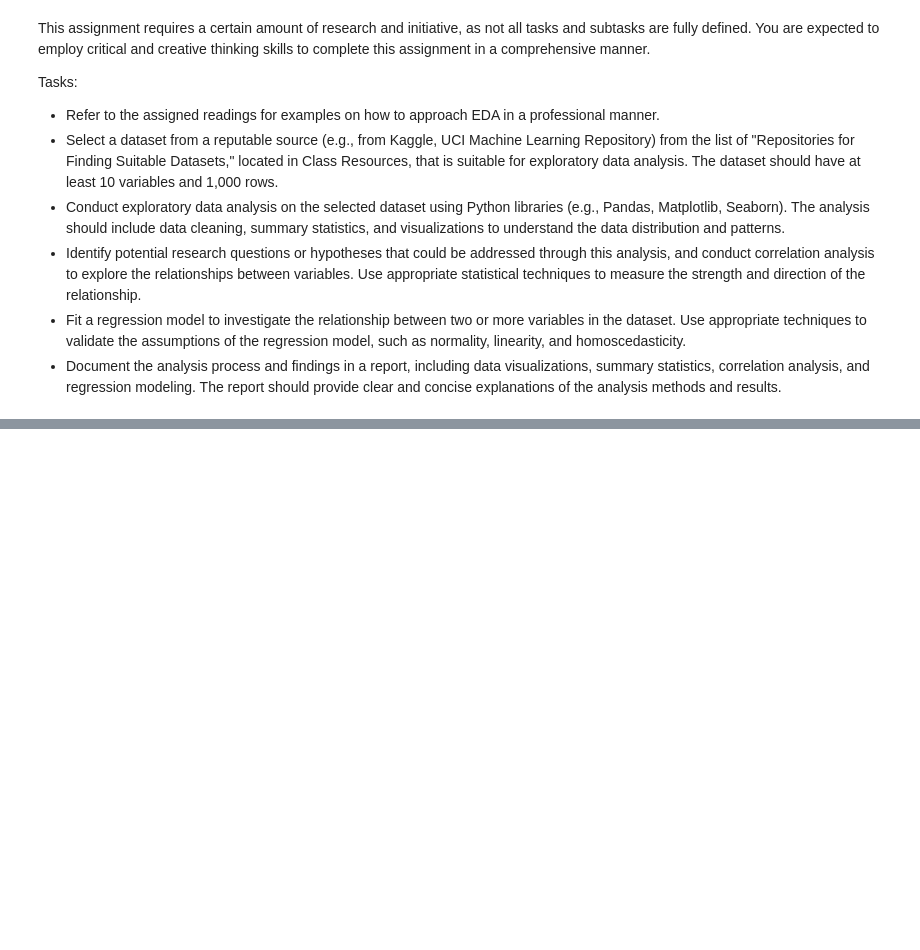
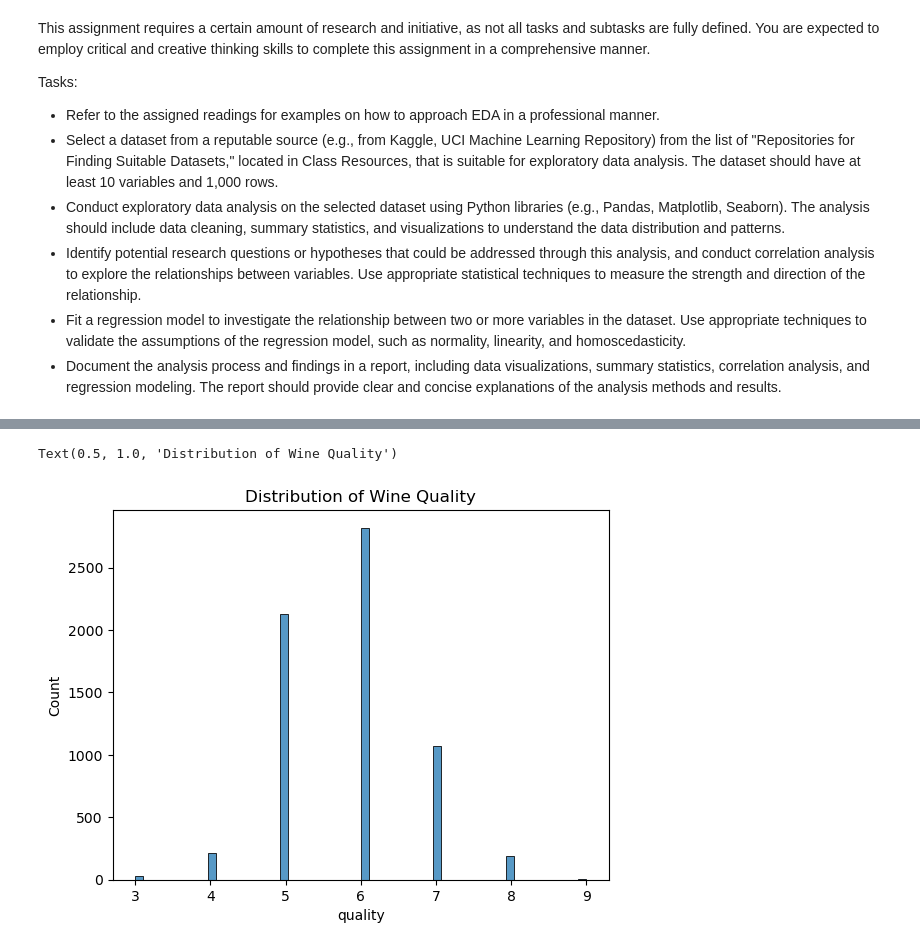
Before and after one commit to ARMAND-cod-eng/Statistical-Modeling, a Jupyter notebook: Statistical Modeling.ipynb, the cells around one changed output, grey strips where cells are left out. Saved outputs shown, nothing was run; the diff lists cells and outputs as text; code cells hidden in the pictures; blank space fills up the shorter version.

```diff
--- a/Statistical Modeling.ipynb
+++ b/Statistical Modeling.ipynb
@@ -13,0 +85,3 @@ Tasks:
+# %%
+df = pd.read_csv("winequalityN.csv")
+df.head()
@@ -13,0 +140,3 @@ Tasks:
+# %%
+# Drop rows with missing values
+df= df.dropna()
@@ -13,0 +183,6 @@ Tasks:
+# %%
+sns.histplot(df['quality'])
+plt.title('Distribution of Wine Quality')
+# %% [output]
+Text(0.5, 1.0, 'Distribution of Wine Quality')
+[figure, added]
```
Also changed, not shown: parts of 45 cells of this notebook.
